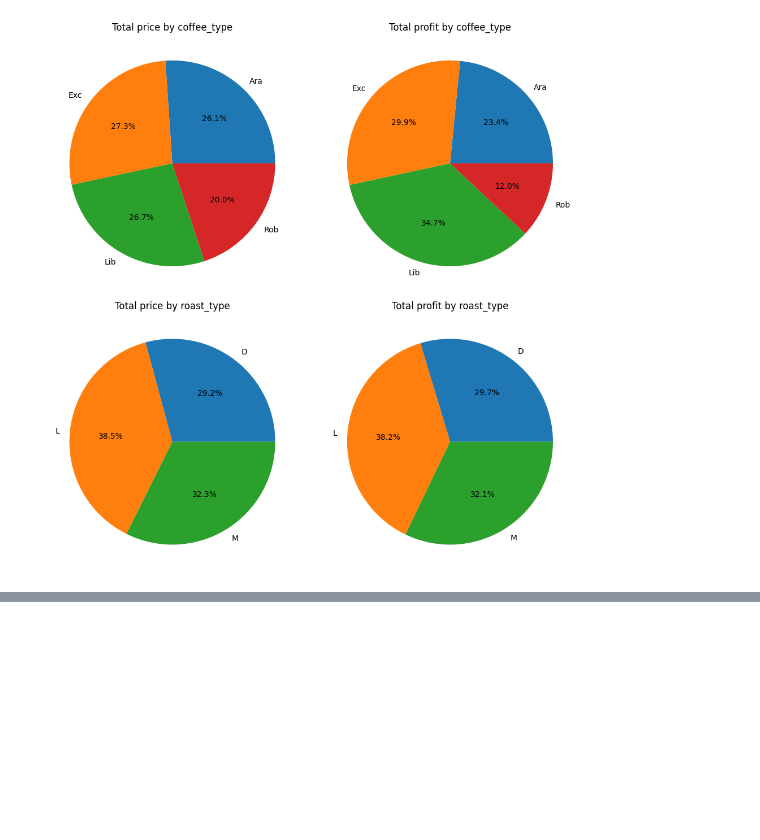
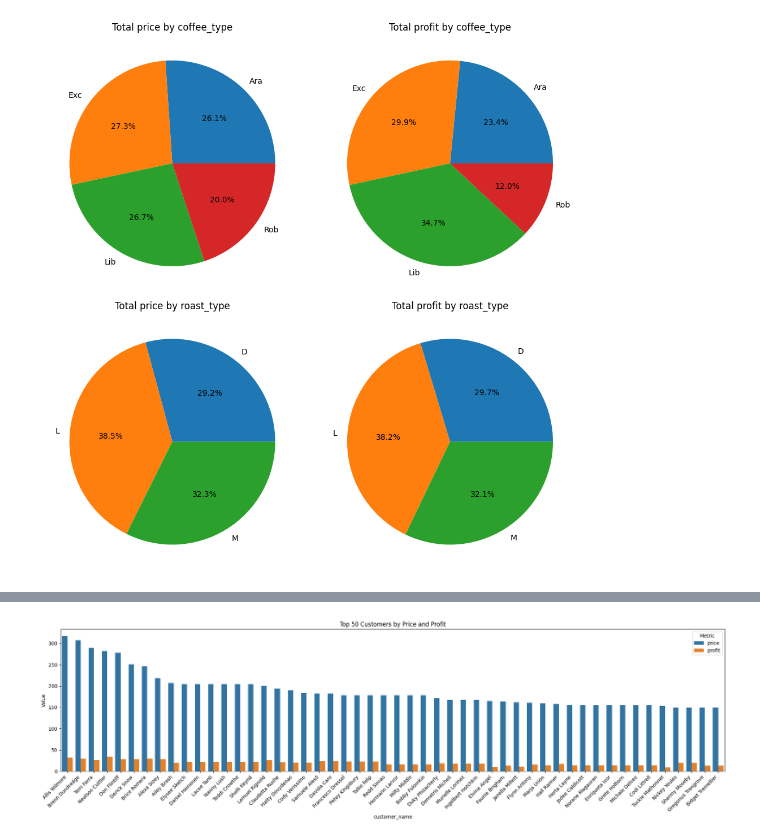
Before and after one commit to wbin04/CoffeeSalesAnalysis, a Jupyter notebook: mssql_coffee_data_visualization.ipynb, the cells around one changed output, grey strips where cells are left out. Drawn from its saved outputs; the diff is of its cells as text; code cells hidden in the pictures; blank space fills up the shorter version.

```diff
--- a/coffee_data_visualization.ipynb
+++ b/mssql_coffee_data_visualization.ipynb
@@ -37,9 +47,11 @@ for i, table in enumerate(['customers', 'orders', 'products']):
 engine.dispose()
 # %%
 spark = SparkSession.builder \
-    .appName("Read from PostgreSQL") \
-    .config("spark.jars", "postgresql-42.6.0.jar") \
-    .config("spark.driver.extraClassPath", "postgresql-42.6.0.jar") \
+    .appName("Read from SQL Server") \
+    .config("spark.jars", "mssql-jdbc-12.10.0.jre8.jar") \
+    .config("spark.driver.extraClassPath", "mssql-jdbc-12.10.0.jre8.jar") \
+    .config("spark.sql.execution.arrow.pyspark.enabled", "true") \
+    .config("spark.serializer", "org.apache.spark.serializer.KryoSerializer") \
     .getOrCreate()
 # %%
 for table_name in ['customers', 'orders', 'products']:
@@ -267,0 +334,13 @@ fig.show()
+# %%
+customer_name_profit_data = spark.sql(
+"""
+    select
+    	customer_name,
+        round(sum(total_price), 2) as price,
+        round(sum(total_profit), 2) as profit
+    from customer_profit_data
+    group by customer_name
+"""
+)
+customer_name_profit_data.show()
+customer_name_profit_df = customer_name_profit_data.toPandas()
@@ -267,0 +365,19 @@ fig.show()
+# %%
+top_50_customer_name_profit_df = customer_name_profit_df.sort_values(by=['price', 'profit'], ascending=False).head(50)
+
+melted_df = top_50_customer_name_profit_df.melt(
+    id_vars='customer_name',
+    value_vars=['price', 'profit'],
+    var_name='Metric',
+    value_name='Value'
+)
+
+plt.figure(figsize=(20, 6))
+sns.barplot(data=melted_df, x='customer_name', y='Value', hue='Metric')
+
+plt.title('Top 50 Customers by Price and Profit')
+plt.xticks(rotation=45, ha='right')
+plt.tight_layout()
+plt.show()
+# %% [output]
+[figure, added]
```
Also changed, not shown: parts of 6 cells of this notebook, 2 other files.
